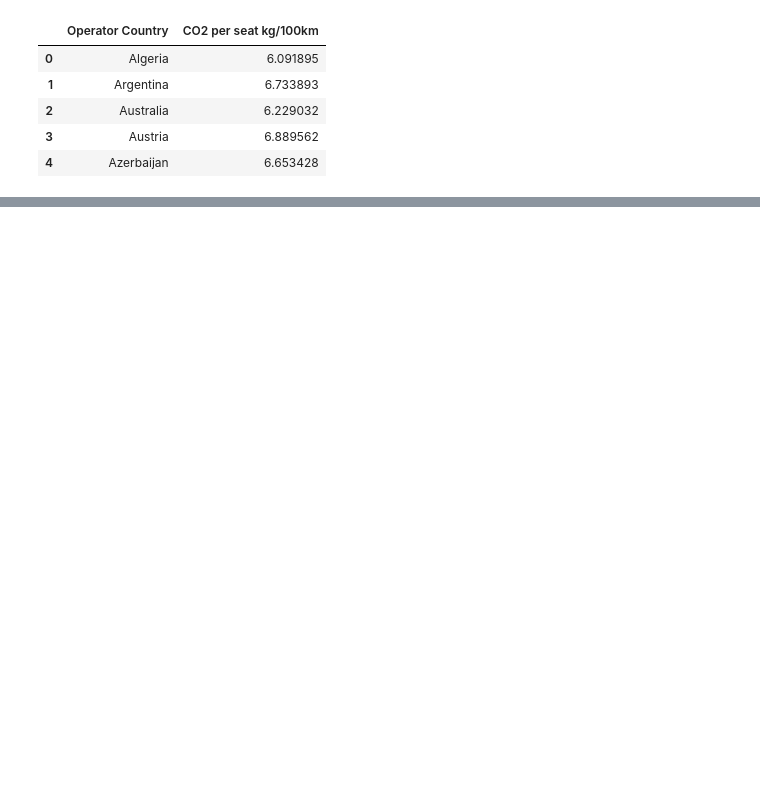
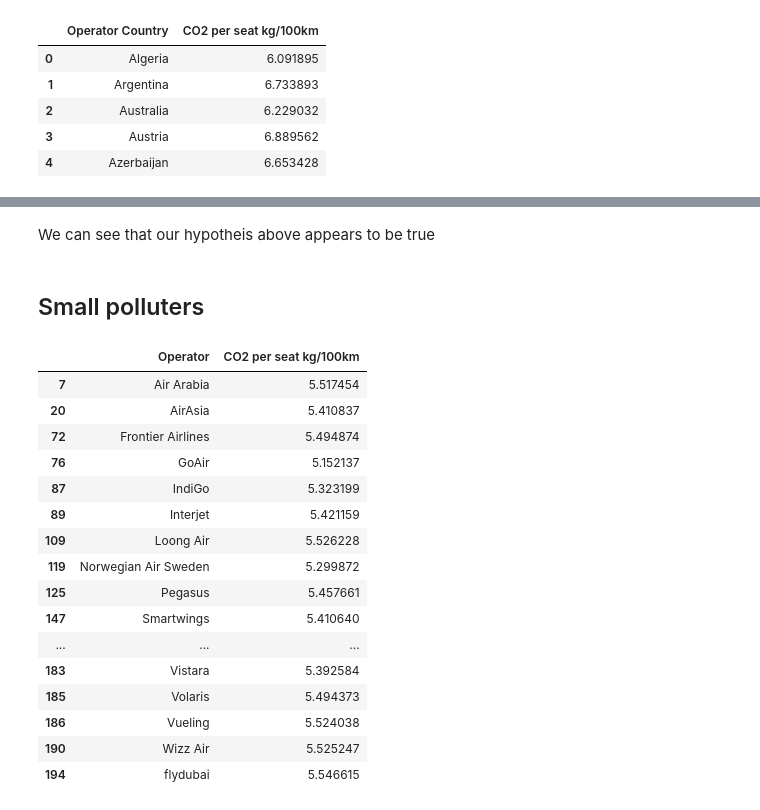
Before and after one commit to Jmion/aviation-co2-impact, a Jupyter notebook: planespotter.ipynb, the cells around one changed output, grey strips where cells are left out. Cells and saved outputs as stored; diff of their text form; code cells hidden in the pictures; blank space fills up the shorter version.

```diff
--- a/planespotter.ipynb
+++ b/planespotter.ipynb
@@ -348,0 +512,4 @@ fig.show()
+# %% [markdown]
+We can see that our hypotheis above appears to be true
+# %% [markdown]
+## Small polluters
@@ -348,0 +518,20 @@ fig.show()
+# %%
+small_polluters
+# %% [output]
+|  | Operator | CO2 per seat kg/100km |
+| 7 | Air Arabia | 5.517454 |
+| 20 | AirAsia | 5.410837 |
+| 72 | Frontier Airlines | 5.494874 |
+| 76 | GoAir | 5.152137 |
+| 87 | IndiGo | 5.323199 |
+| 89 | Interjet | 5.421159 |
+| 109 | Loong Air | 5.526228 |
+| 119 | Norwegian Air Sweden | 5.299872 |
+| 125 | Pegasus | 5.457661 |
+| 147 | Smartwings | 5.410640 |
+| ... | ... | ... |
+| 183 | Vistara | 5.392584 |
+| 185 | Volaris | 5.494373 |
+| 186 | Vueling | 5.524038 |
+| 190 | Wizz Air | 5.525247 |
+| 194 | flydubai | 5.546615 |
```
Also changed, not shown: parts of 57 cells of this notebook, 2 other files.
